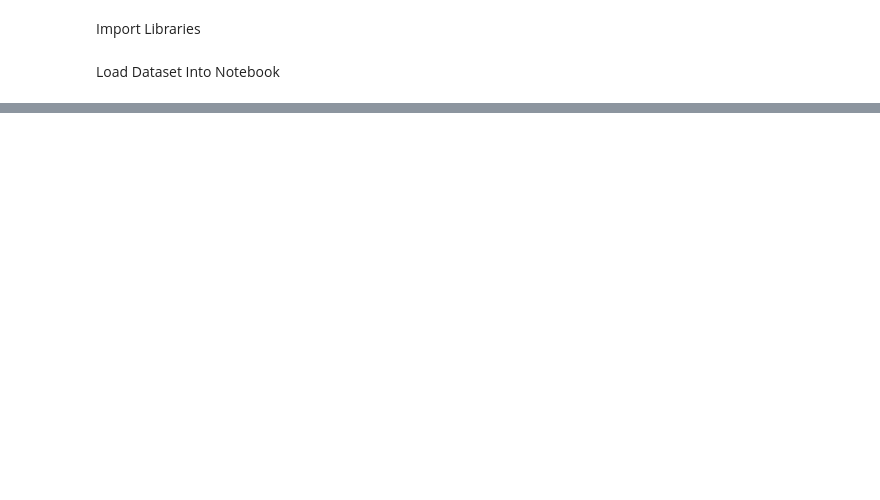
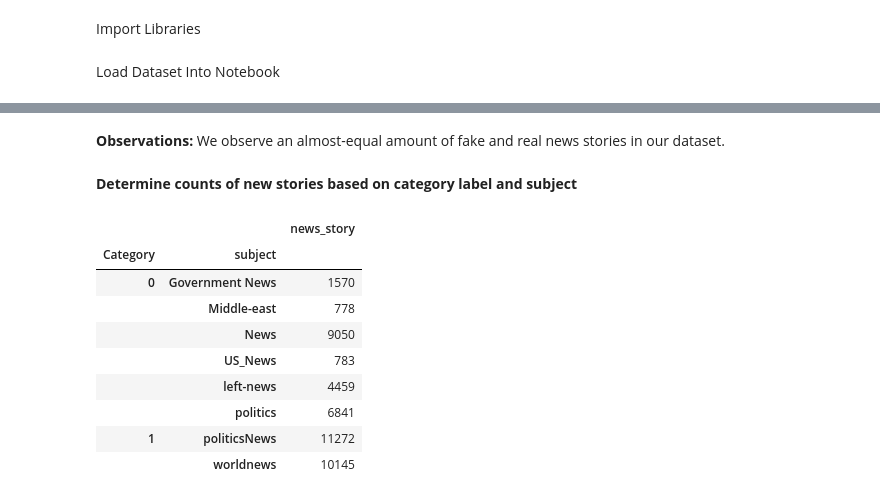
Before and after one commit to maldonadojsm/FakeNewsClassifier, a Jupyter notebook: analyze_data.ipynb, the cells around one changed output, grey strips where cells are left out. Drawn from its saved outputs; the diff is of its cells as text; code cells hidden in the pictures; blank space fills up the shorter version.

```diff
--- a/analyze_data.ipynb
+++ b/analyze_data.ipynb
@@ -25,0 +39,17 @@ No missing values were observed. There
+# %% [markdown]
+**Observations:** We observe an almost-equal amount of fake and real news stories in our dataset.
+# %% [markdown]
+**Determine counts of new stories based on category label and subject**
+# %%
+dataset[['Category','subject','news_story']].groupby(['Category','subject']).count()
+# %% [output]
+|  |  | news_story |
+| Category | subject |  |
+| 0 | Government News | 1570 |
+|  | Middle-east | 778 |
+|  | News | 9050 |
+|  | US_News | 783 |
+|  | left-news | 4459 |
+|  | politics | 6841 |
+| 1 | politicsNews | 11272 |
+|  | worldnews | 10145 |
```
Also changed, not shown: parts of 20 cells of this notebook.
